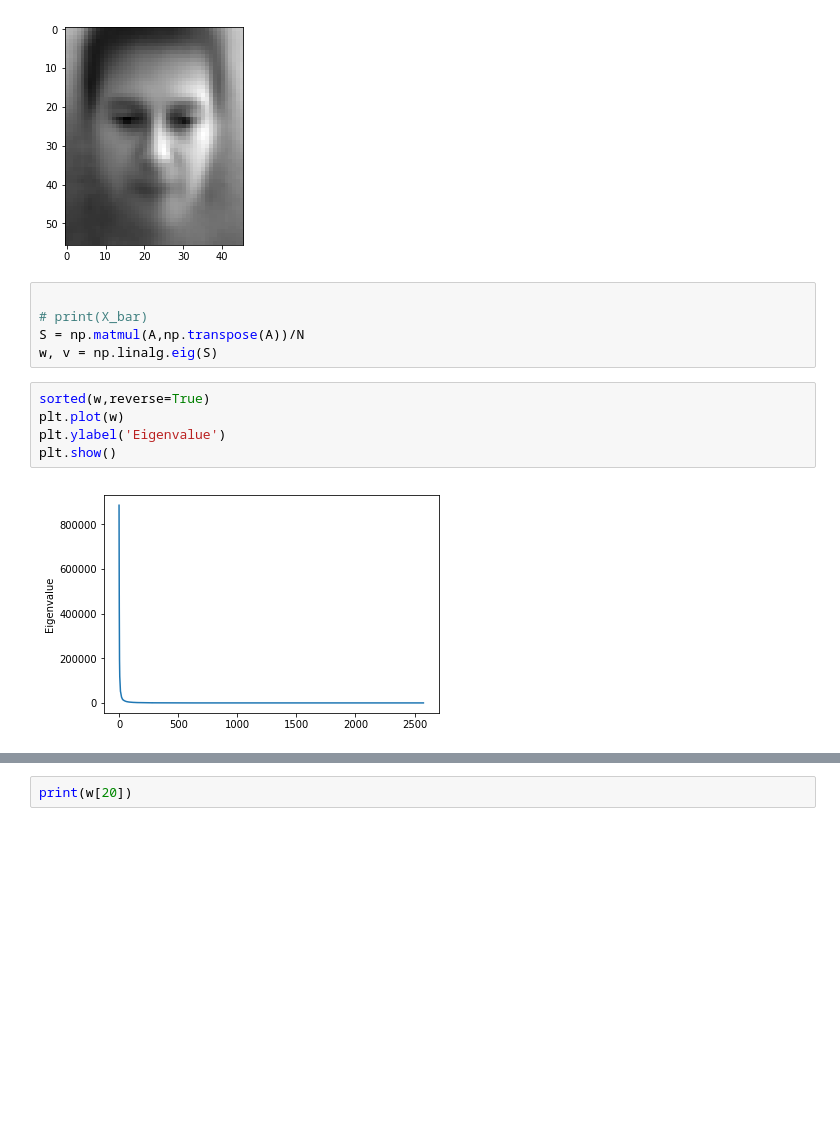
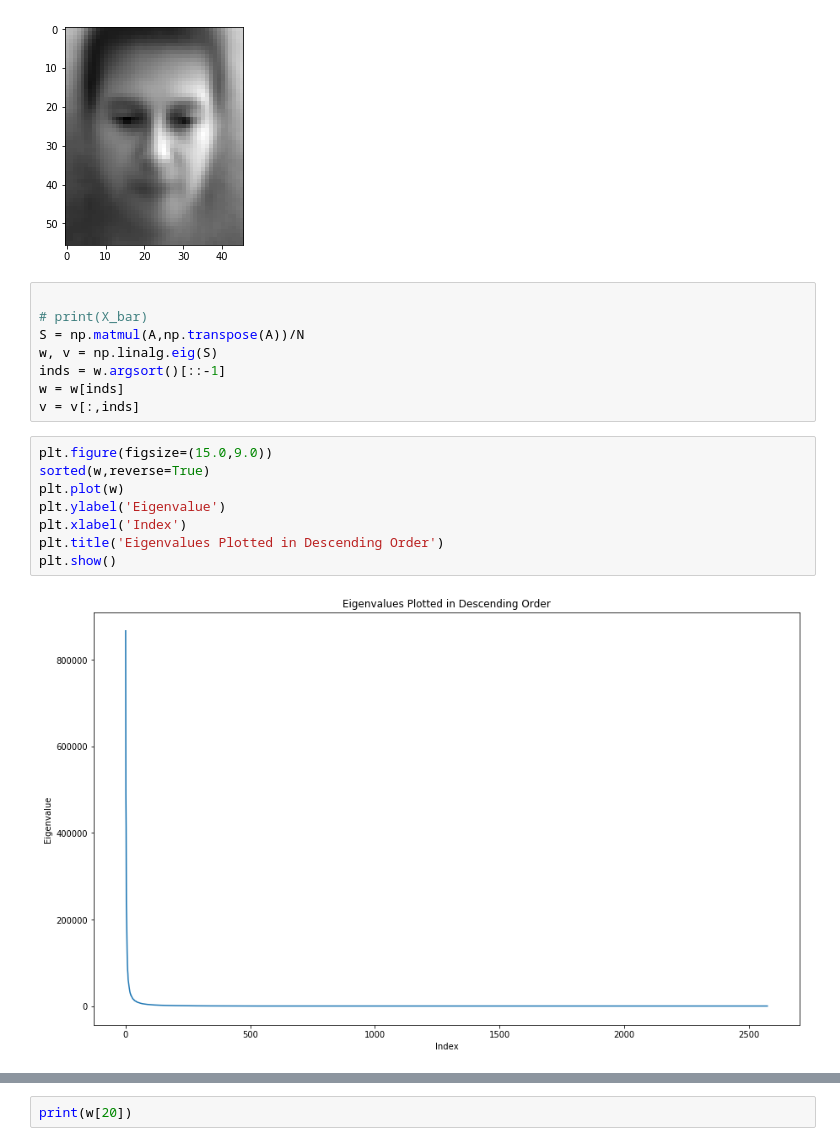
Before and after one commit to GPadley/EE4-68-PR, a Jupyter notebook: CW1/1.1_a.ipynb, the cells around one changed output, grey strips where cells are left out. Cells and saved outputs as stored; diff of their text form; blank space fills up the shorter version.

```diff
--- a/CW1/1.1_a.ipynb
+++ b/CW1/1.1_a.ipynb
@@ -34,13 +34,19 @@ imgplot = plt.imshow(mean_img, cmap='gray')
 # print(X_bar)
 S = np.matmul(A,np.transpose(A))/N
 w, v = np.linalg.eig(S)
+inds = w.argsort()[::-1]
+w = w[inds]
+v = v[:,inds]
 # %%
+plt.figure(figsize=(15.0,9.0))
 sorted(w,reverse=True)
 plt.plot(w)
 plt.ylabel('Eigenvalue')
+plt.xlabel('Index')
+plt.title('Eigenvalues Plotted in Descending Order')
 plt.show()
 # %% [output]
-[figure, old version]
+[figure, new version]
 # %%
 plt.figure(figsize=(15.0,9.0))
 for i in range(1,9):
```
Also changed, not shown: parts of 2 cells of this notebook, 8 other files.
